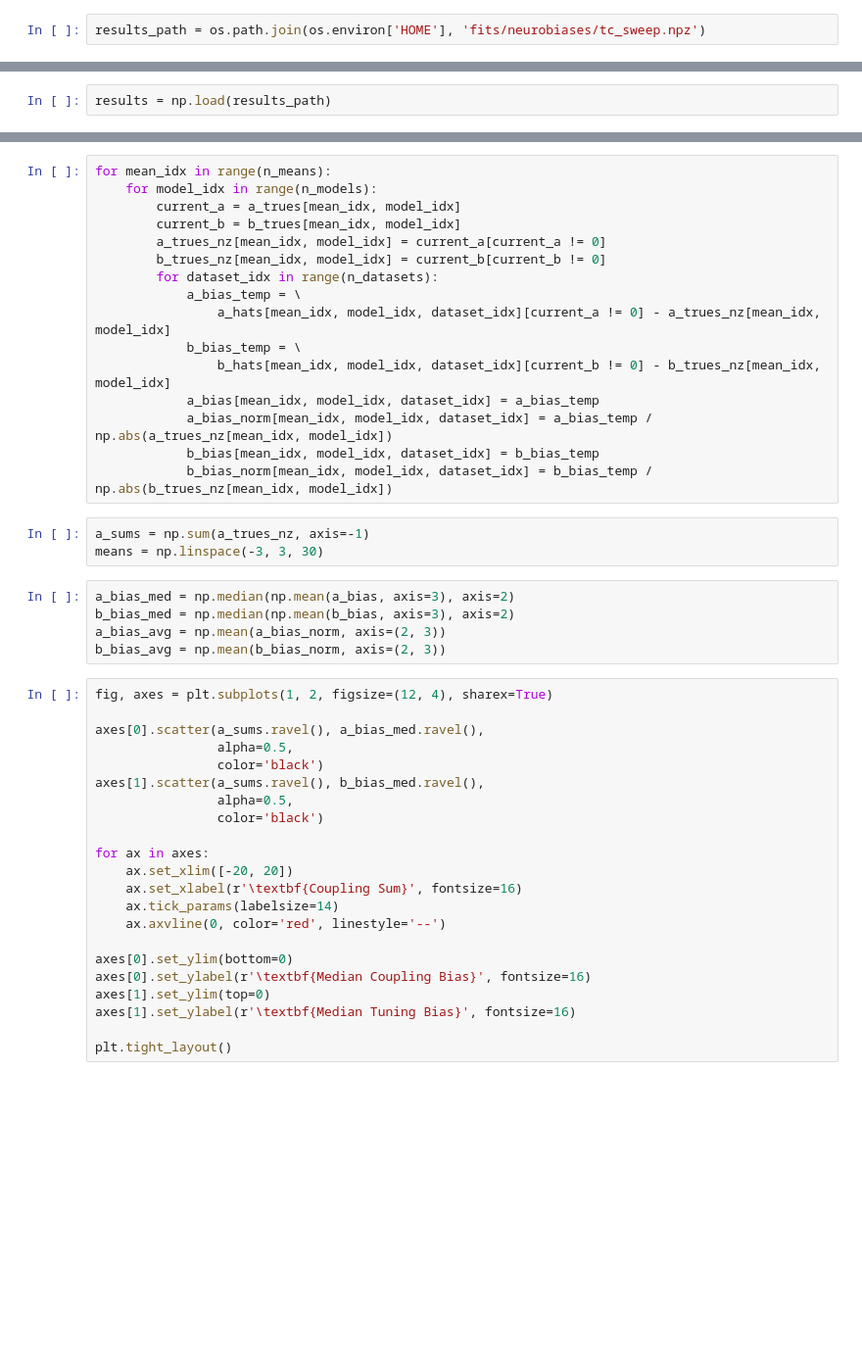
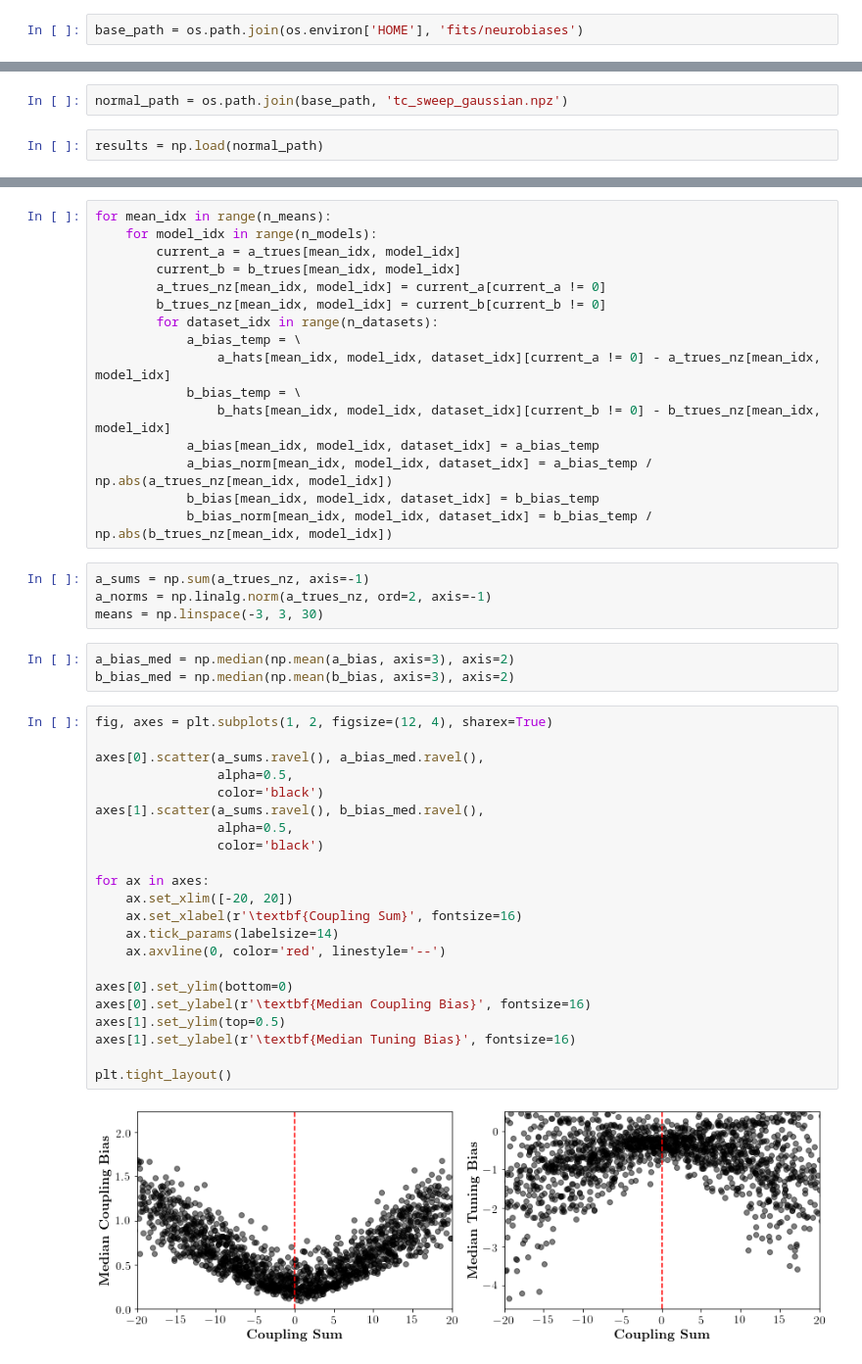
Before and after one commit to BouchardLab/neurobiases, a Jupyter notebook: notebooks/analyze_tc_experiment.ipynb, the cells around one changed output, grey strips where cells are left out. Shown at 98% size. Drawn from its saved outputs; the diff is of its cells as text; blank space fills up the shorter version.

```diff
--- a/notebooks/analyze_tc_experiment.ipynb
+++ b/notebooks/analyze_tc_experiment.ipynb
@@ -5,4 +5,4 @@ import os
 
 %matplotlib inline
 # %%
-results_path = os.path.join(os.environ['HOME'], 'fits/neurobiases/tc_sweep.npz')
+base_path = os.path.join(os.environ['HOME'], 'fits/neurobiases')
@@ -9,5 +11,7 @@ results_path = os.path.join(os.environ['HOME'], 'fits/neurobiases/tc_sweep.npz')
+# %%
+normal_path = os.path.join(base_path, 'tc_sweep_gaussian.npz')
 # %%
-results = np.load(results_path)
+results = np.load(normal_path)
 # %%
 a_trues = results['a_trues']
 b_trues = results['b_trues']
@@ -42,31 +46,32 @@ for mean_idx in range(n_means):
             b_bias_norm[mean_idx, model_idx, dataset_idx] = b_bias_temp / np.abs(b_trues_nz[mean_idx, model_idx])
 # %%
 a_sums = np.sum(a_trues_nz, axis=-1)
+a_norms = np.linalg.norm(a_trues_nz, ord=2, axis=-1)
 means = np.linspace(-3, 3, 30)
 # %%
 a_bias_med = np.median(np.mean(a_bias, axis=3), axis=2)
 b_bias_med = np.median(np.mean(b_bias, axis=3), axis=2)
-a_bias_avg = np.mean(a_bias_norm, axis=(2, 3))
-b_bias_avg = np.mean(b_bias_norm, axis=(2, 3))
 # %%
 fig, axes = plt.subplots(1, 2, figsize=(12, 4), sharex=True)
 
 axes[0].scatter(a_sums.ravel(), a_bias_med.ravel(),
                 alpha=0.5,
                 color='black')
 axes[1].scatter(a_sums.ravel(), b_bias_med.ravel(),
                 alpha=0.5,
                 color='black')
 
 for ax in axes:
     ax.set_xlim([-20, 20])
     ax.set_xlabel(r'\textbf{Coupling Sum}', fontsize=16)
     ax.tick_params(labelsize=14)
     ax.axvline(0, color='red', linestyle='--')
 
 axes[0].set_ylim(bottom=0)
 axes[0].set_ylabel(r'\textbf{Median Coupling Bias}', fontsize=16)
-axes[1].set_ylim(top=0)
+axes[1].set_ylim(top=0.5)
 axes[1].set_ylabel(r'\textbf{Median Tuning Bias}', fontsize=16)
 
 plt.tight_layout()
+# %% [output]
+[figure, added]
```
Also changed, not shown: parts of 23 cells of this notebook.
